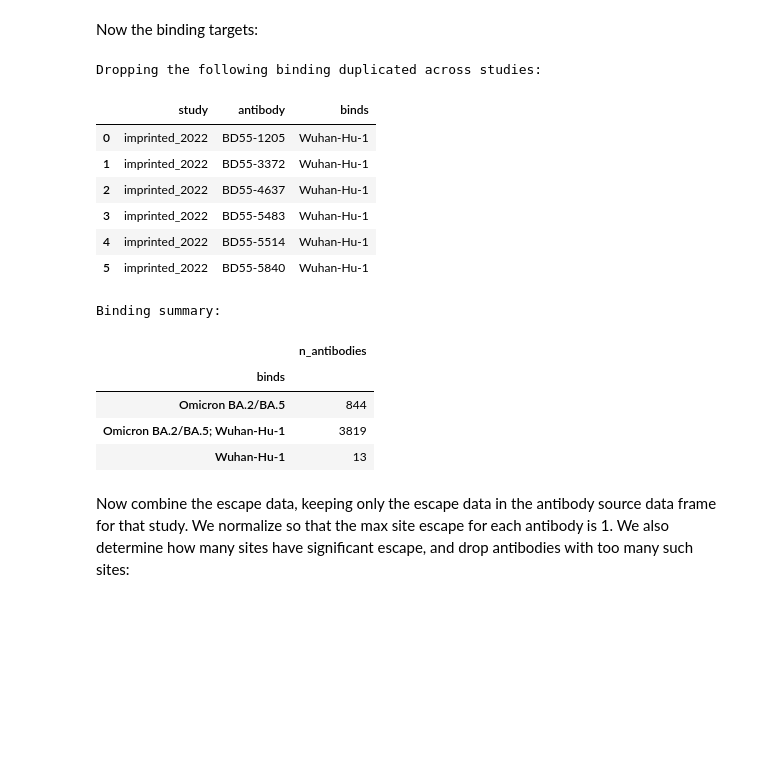
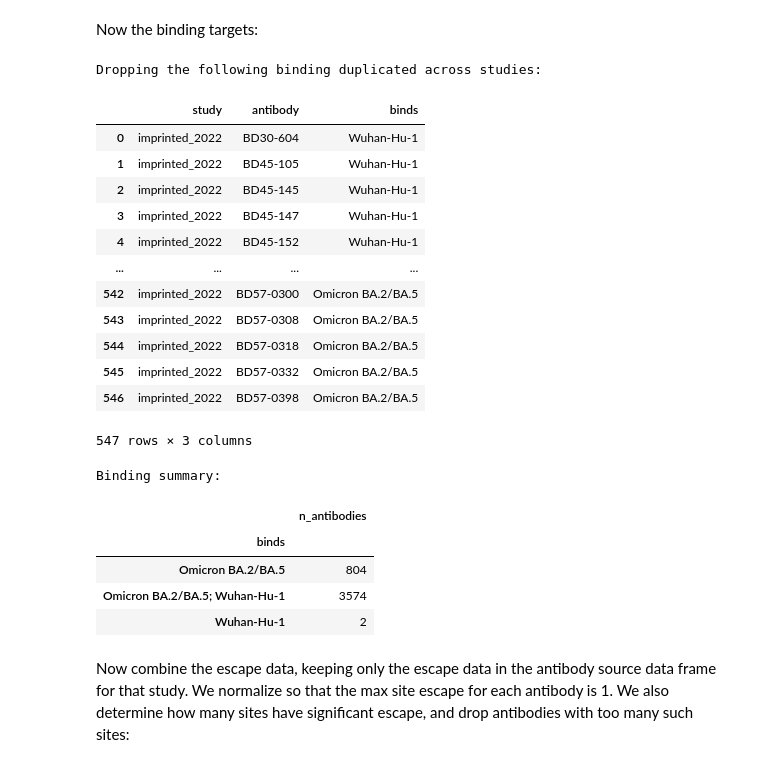
Before and after one commit to jbloomlab/SARS2-RBD-escape-calc, a Jupyter notebook: process_data.ipynb, the cells around one changed output. Saved outputs shown, nothing was run; the diff lists cells and outputs as text; code cells hidden in the pictures; blank space fills up the shorter version.

```diff
--- a/process_data.ipynb
+++ b/process_data.ipynb
@@ -449,0 +451,7 @@ First the antibody sources:
+# %%
+antibody_renaming = (
+    pd.read_excel("Cao_data/all-repo-duplicates.xlsx")
+    .set_index("Antibody  Name")
+    ["BD equivalent name"]
+    .to_dict()
+)
@@ -560,44 +595,57 @@ Number of antibodies with no neutralization on any retained virus:
 # %% [markdown]
 Now the binding targets:
 # %%
-antibody_binding = pd.concat(
-    [repeated_2023_binding, imprinted_2022_binding],
-    ignore_index=True,
+antibody_binding = (
+    pd.concat(
+        [repeated_2023_binding, imprinted_2022_binding],
+        ignore_index=True,
+    )
+    .assign(
+        antibody=lambda x: x["antibody"].map(
+            lambda a: antibody_renaming[a] if a in antibody_renaming else a
+        ),
+    )
 )
 
 print("Dropping the following binding duplicated across studies:")
 display(antibody_binding.groupby(["antibody", "binds"]).tail(-1).reset_index(drop=True))
 
 # keep just one of binding repeated across studies
 antibody_binding = antibody_binding.groupby(["antibody", "binds"]).first().reset_index()
 
 # print("\nRetained bindings:")
 # display(antibody_binding)
 
 print("\nBinding summary:")
 assert antibody_binding["binds"].notnull().all()
 display(
     antibody_binding
     .groupby("antibody", as_index=False)
     .aggregate({"binds": lambda s: "; ".join(s)})
     .groupby("binds")
     .aggregate(n_antibodies=pd.NamedAgg("antibody", "nunique"))
 )
 # %% [output]
 Dropping the following binding duplicated across studies:
 |  | study | antibody | binds |
-| 0 | imprinted_2022 | BD55-1205 | Wuhan-Hu-1 |
-| 1 | imprinted_2022 | BD55-3372 | Wuhan-Hu-1 |
-| 2 | imprinted_2022 | BD55-4637 | Wuhan-Hu-1 |
-| 3 | imprinted_2022 | BD55-5483 | Wuhan-Hu-1 |
-| 4 | imprinted_2022 | BD55-5514 | Wuhan-Hu-1 |
-| 5 | imprinted_2022 | BD55-5840 | Wuhan-Hu-1 |
+| 0 | imprinted_2022 | BD30-604 | Wuhan-Hu-1 |
+| 1 | imprinted_2022 | BD45-105 | Wuhan-Hu-1 |
+| 2 | imprinted_2022 | BD45-145 | Wuhan-Hu-1 |
+| 3 | imprinted_2022 | BD45-147 | Wuhan-Hu-1 |
+| 4 | imprinted_2022 | BD45-152 | Wuhan-Hu-1 |
+| ... | ... | ... | ... |
+| 542 | imprinted_2022 | BD57-0300 | Omicron BA.2/BA.5 |
+| 543 | imprinted_2022 | BD57-0308 | Omicron BA.2/BA.5 |
+| 544 | imprinted_2022 | BD57-0318 | Omicron BA.2/BA.5 |
+| 545 | imprinted_2022 | BD57-0332 | Omicron BA.2/BA.5 |
+| 546 | imprinted_2022 | BD57-0398 | Omicron BA.2/BA.5 |
-Binding summary:
+547 rows × 3 columns
+Binding summary:
 |  | n_antibodies |
 | binds |  |
-| Omicron BA.2/BA.5 | 844 |
-| Omicron BA.2/BA.5; Wuhan-Hu-1 | 3819 |
-| Wuhan-Hu-1 | 13 |
+| Omicron BA.2/BA.5 | 804 |
+| Omicron BA.2/BA.5; Wuhan-Hu-1 | 3574 |
+| Wuhan-Hu-1 | 2 |
 # %% [markdown]
 Now combine the escape data, keeping only the escape data in the antibody source data frame for that study.
 We normalize so that the max site escape for each antibody is 1.
```
Also changed, not shown: parts of 6 cells of this notebook, 10 other files.
